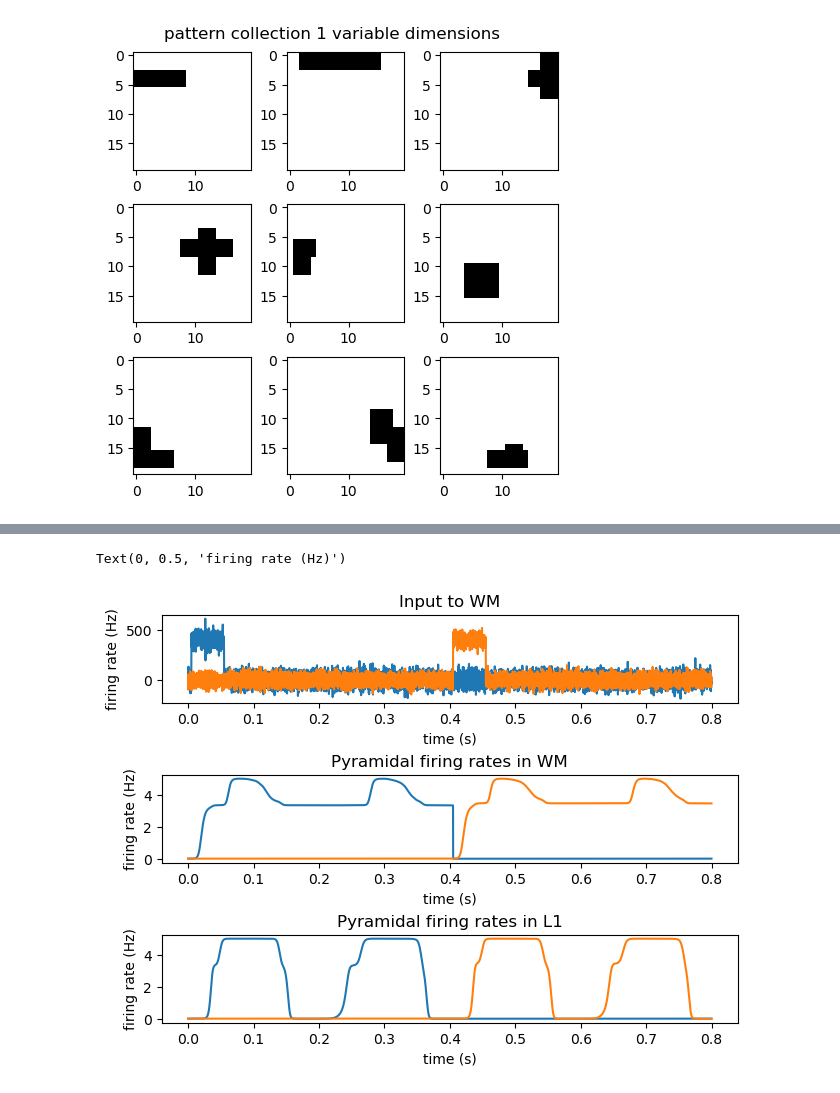
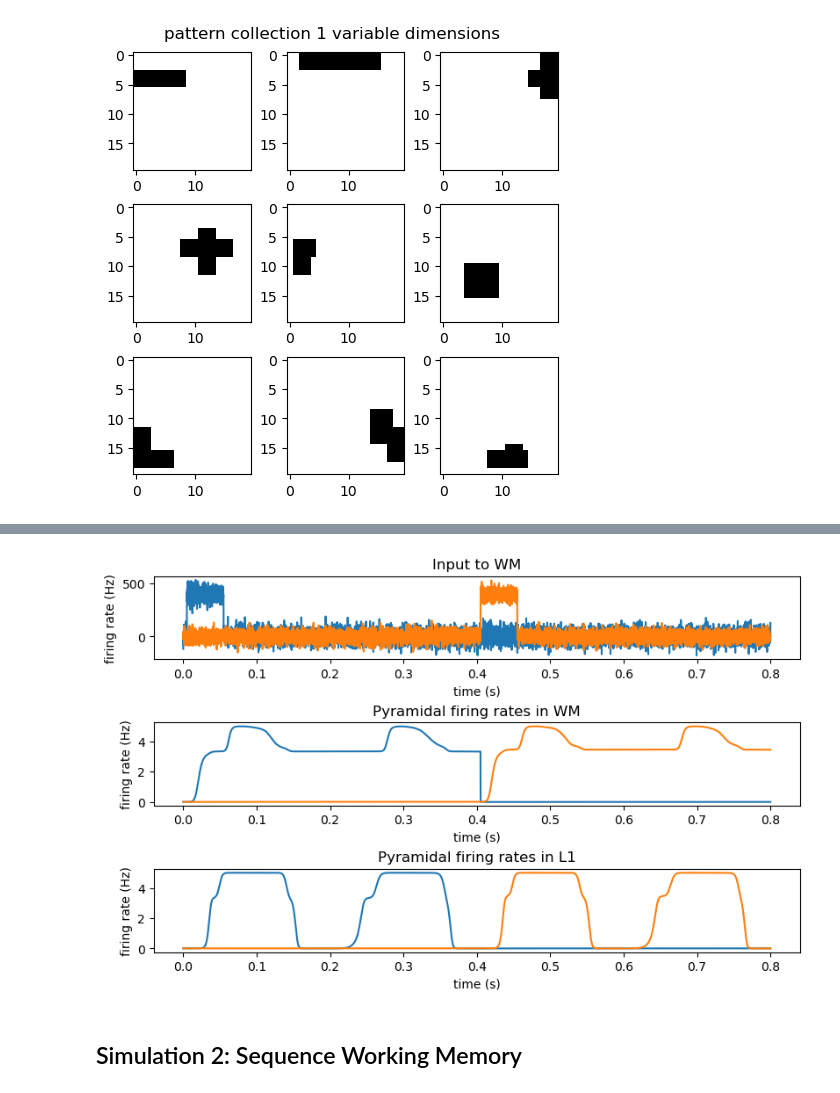
Before and after one commit to oati/working-memory, a Jupyter notebook: demo/model.ipynb, the cells around one changed output, grey strips where cells are left out. Saved outputs shown, nothing was run; the diff lists cells and outputs as text; code cells hidden in the pictures.

```diff
--- a/demo/model.ipynb
+++ b/demo/model.ipynb
@@ -98,12 +169,14 @@ def simulate_model(
     inhibitory_inputs: jax.Array,
     wm_maintenance_signal: jax.Array,
 ) -> Generator[jax.Array, None, None]:
+    """Simulate a given model."""
     state = Model.init_state((400,))
     for ei, ii, wm_maintenance in zip(excitatory_inputs, inhibitory_inputs, wm_maintenance_signal):
         state, pfr, _ = model(state, params, ei, ii, wm_maintenance)
         yield pfr
 # %%
-def input_presentation(pattern: jax.Array, duration: int) -> jax.Array:
+def single_input_presentation(pattern: jax.Array, duration: int) -> jax.Array:
+    """Return an array of inputs corresponding to a single presentation of a pattern."""
     zeros = jnp.zeros((duration, 4, 400))
     # present pattern to layer WM from time 0.005 to 0.055
     excitatory_inputs = 400 * zeros.at[50:550, 0].set(pattern)
@@ -111,6 +184,7 @@ def input_presentation(pattern: jax.Array, duration: int) -> jax.Array:
     return excitatory_inputs
 # %%
 def generate_wm_maintenance_signal(input_patterns: list[jax.Array], duration: int) -> jax.Array:
+    """Generate wm maintenance signal based on input patterns."""
     wm_maintenance_signal = jnp.zeros((len(input_patterns) * duration, 400))
     for i, pattern in enumerate(input_patterns):
         # maintenance signal is active from the end of the current input presentation to the start of the next input presentation
@@ -143,9 +218,3 @@ excitatory_inputs, inhibitory_inputs = semantic_wm_model.add_input_noise(key, ex
 
 t = jnp.arange(0, num_patterns * T, dt)
 pfr = jnp.array(list(tqdm(simulate_model(sequence_wm_model, params, excitatory_inputs, inhibitory_inputs, wm_maintenance_signal), total=num_patterns*n)))
-# %%
-fig, axs = plt.subplots(1, num_patterns, layout="compressed")
-for ax, pattern in zip(axs, incomplete_patterns):
-    display(ax, pattern)
-fig.suptitle("incomplete patterns")
-plt.show()
@@ -154,21 +221,26 @@ plt.show()
 # %%
-fig, (ax1, ax2, ax3) = plt.subplots(3, layout="compressed")
+fig, (ax_in, ax_wm, ax_l1) = plt.subplots(3, figsize=(8, 5), layout="compressed")
+
 for pattern, incomplete_pattern in zip(patterns, incomplete_patterns):
-    ax1.plot(t, jnp.sum(excitatory_inputs[:, 0] * incomplete_pattern, axis=1) / jnp.sum(incomplete_pattern))
-    ax2.plot(t, jnp.sum(pfr[:, 0] * pattern, axis=1) / jnp.sum(pattern))
-    ax3.plot(t, jnp.sum(pfr[:, 1] * pattern, axis=1) / jnp.sum(pattern))
+    ax_in.plot(t, jnp.sum(excitatory_inputs[:, 0] * incomplete_pattern, axis=1) / jnp.sum(incomplete_pattern)),
+    ax_wm.plot(t, jnp.sum(pfr[:, 0] * pattern, axis=1) / jnp.sum(pattern))
+    ax_l1.plot(t, jnp.sum(pfr[:, 1] * pattern, axis=1) / jnp.sum(pattern))
 
-ax1.set_title("Input to WM")
-ax1.set_xlabel("time (s)")
-ax1.set_ylabel("firing rate (Hz)")
+ax_in.set_title("Input to WM")
+ax_in.set_xlabel("time (s)")
+ax_in.set_ylabel("firing rate (Hz)")
 
-ax2.set_title("Pyramidal firing rates in WM")
-ax2.set_xlabel("time (s)")
-ax2.set_ylabel("firing rate (Hz)")
+ax_wm.set_title("Pyramidal firing rates in WM")
+ax_wm.set_xlabel("time (s)")
+ax_wm.set_ylabel("firing rate (Hz)")
 
-ax3.set_title("Pyramidal firing rates in L1")
-ax3.set_xlabel("time (s)")
-ax3.set_ylabel("firing rate (Hz)")
+ax_l1.set_title("Pyramidal firing rates in L1")
+ax_l1.set_xlabel("time (s)")
+ax_l1.set_ylabel("firing rate (Hz)")
+
+plt.show()
+fig.savefig("wm_l1.png")
 # %% [output]
-Text(0, 0.5, 'firing rate (Hz)')
-[figure, old version]
+[figure, new version]
+# %% [markdown]
+## Simulation 2: Sequence Working Memory
```
Also changed, not shown: parts of 28 cells of this notebook, 8 other files.
